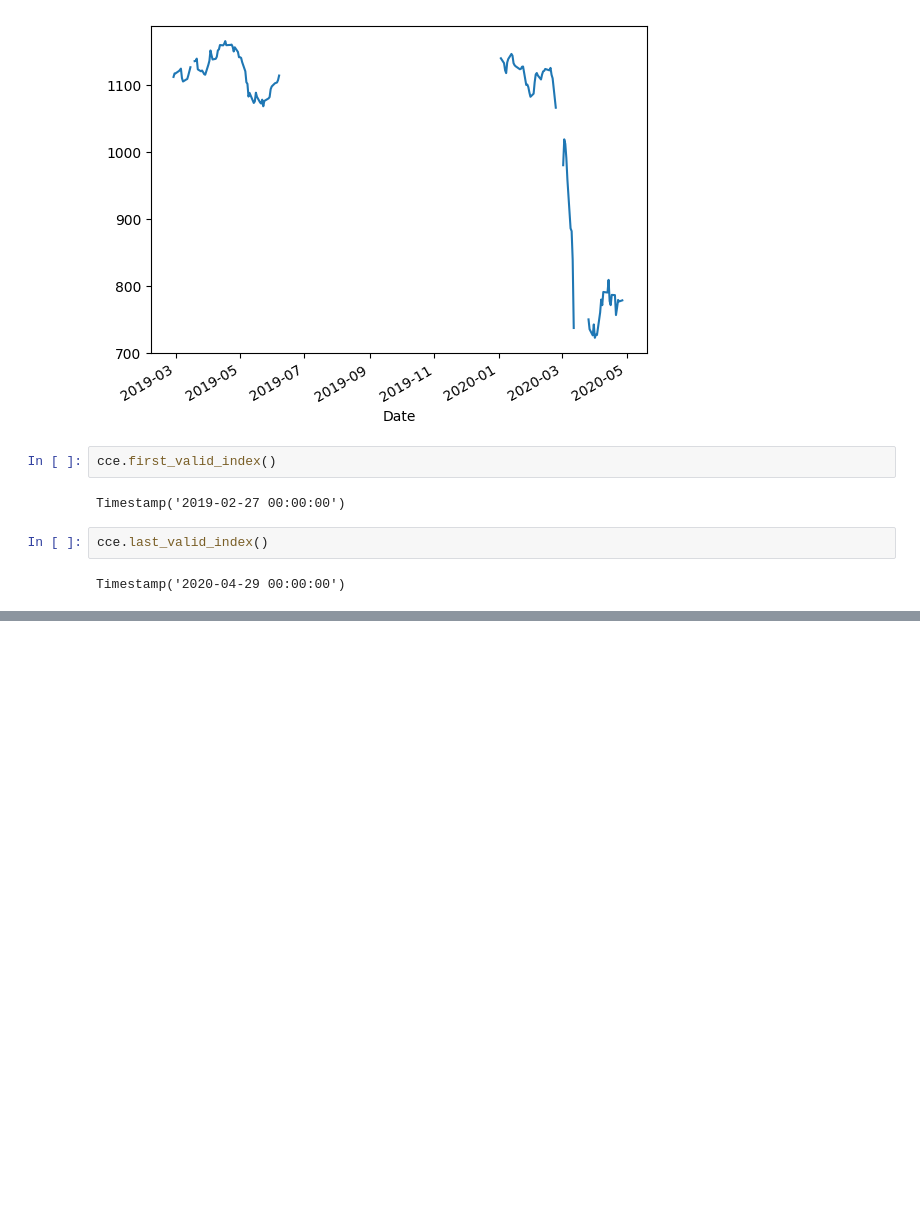
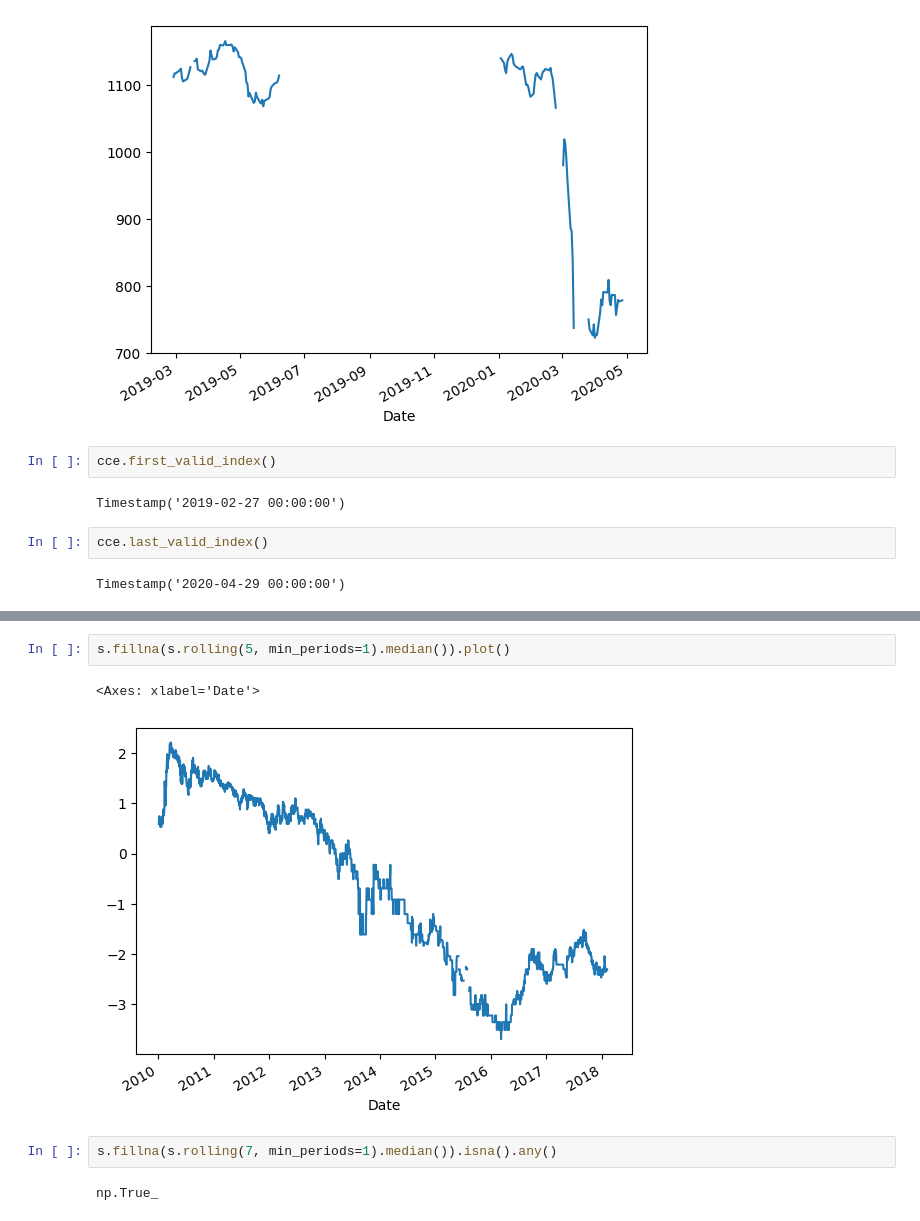
Before and after one commit to JamieW365/trading_algos, a Jupyter notebook: notebooks/data processing/identifying_outliers.ipynb, the cells around one changed output, grey strips where cells are left out. Cells and saved outputs as stored; diff of their text form; blank space fills up the shorter version.

```diff
--- a/notebooks/data processing/identifying_outliers.ipynb
+++ b/notebooks/data processing/identifying_outliers.ipynb
@@ -463,0 +537,9 @@ Name: count, Length: 158, dtype: int64
+# %%
+s.fillna(s.rolling(5, min_periods=1).median()).plot()
+# %% [output]
+<Axes: xlabel='Date'>
+[figure, added]
+# %%
+s.fillna(s.rolling(7, min_periods=1).median()).isna().any()
+# %% [output]
+np.True_
```
Also changed, not shown: parts of 32 cells of this notebook.
